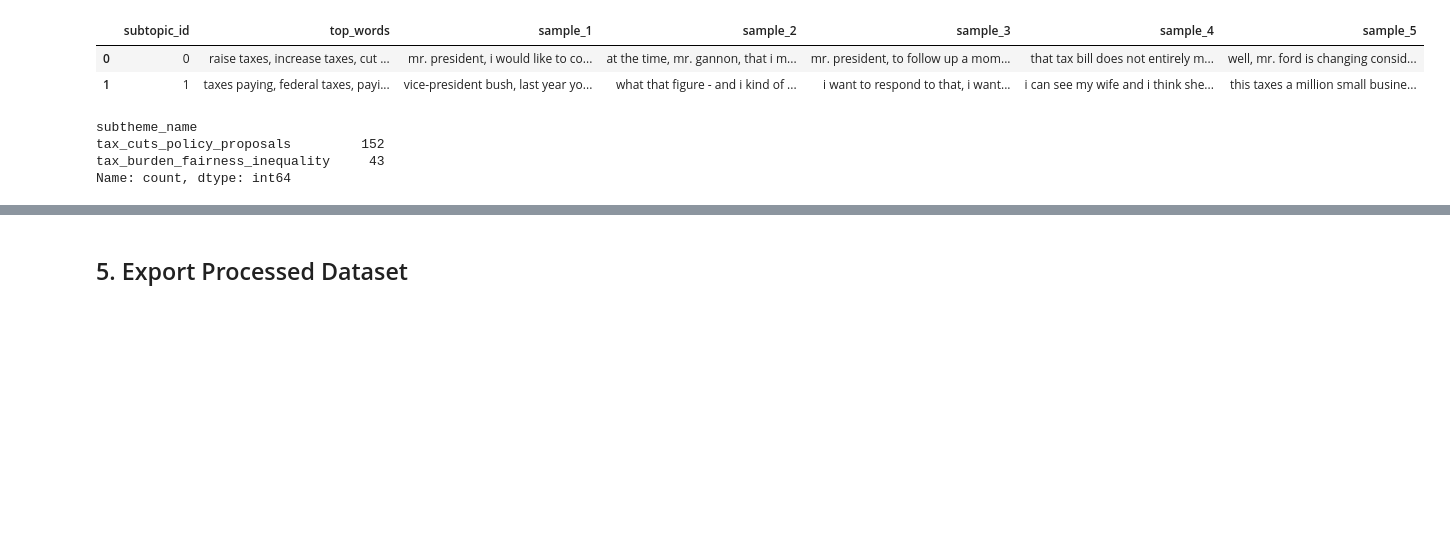
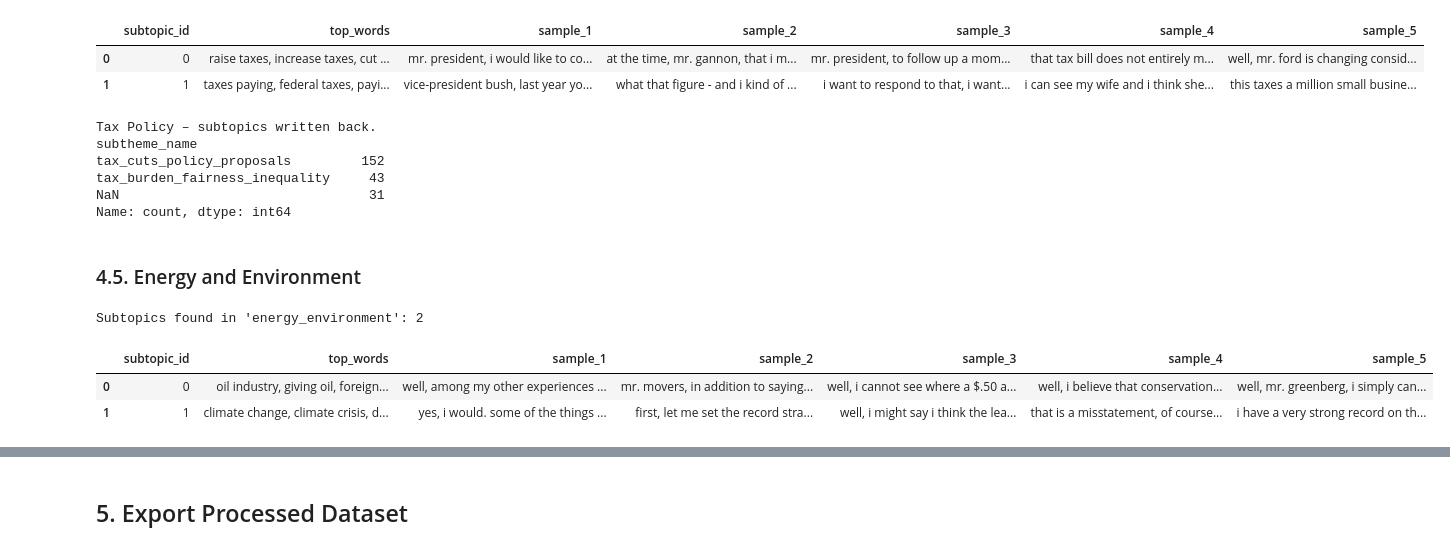
Before and after one commit to emmacristinamora/thesis, a Jupyter notebook: notebooks/02_topic_modeling.ipynb, the cells around one changed output, grey strips where cells are left out. Drawn from its saved outputs; the diff is of its cells as text; code cells hidden in the pictures; blank space fills up the shorter version.

```diff
--- a/notebooks/02_topic_modeling.ipynb
+++ b/notebooks/02_topic_modeling.ipynb
@@ -928,15 +970,78 @@ tax_policy_subthemes = {
     1: "tax_burden_fairness_inequality"
 }
 
-is_tax_policy = debates_df_topic["theme_name"] == "tax_policy"
-debates_df_topic.loc[is_tax_policy, "subtheme_name"] = (
-    df_theme_subtopics["subtopic"].map(tax_policy_subthemes).values
+# === WRITE-BACK (safe alignment on df_theme.index) ===
+debates_df_topic.loc[df_theme.index, "subtopic"] = (
+    pd.Series(df_theme_subtopics["subtopic"].values, index=df_theme.index).astype("Int64")
+)
+debates_df_topic.loc[df_theme.index, "subtopic_prob"] = df_theme_subtopics["subtopic_prob"].values
+debates_df_topic.loc[df_theme.index, "subtheme_name"] = (
+    df_theme_subtopics["subtopic"].map(tax_policy_subthemes).astype("object").values
 )
 
-# final check
-debates_df_topic.loc[is_tax_policy, "subtheme_name"].value_counts()
+print("Tax Policy – subtopics written back.")
+print(debates_df_topic.loc[df_theme.index, "subtheme_name"].value_counts(dropna=False))
 # %% [output]
+Tax Policy – subtopics written back.
 subtheme_name
 tax_cuts_policy_proposals         152
 tax_burden_fairness_inequality     43
+NaN                                31
 Name: count, dtype: int64
+# %% [markdown]
+### 4.5. Energy and Environment
+# %%
+# === RUN SUBTOPIC MODELING FOR "energy_environment" ===
+
+theme_name = "energy_environment"
+theme_mask = debates_df_topic["theme_name"] == theme_name
+df_theme = debates_df_topic[theme_mask]
+embeddings_theme = np.array(embeddings)[theme_mask]
+
+subtopic_model, subtopics, subtopic_probs, df_theme_subtopics = run_subtopic_modeling(
+    df=df_theme,
+    text_col=TEXT_COL,
+    embeddings=embeddings_theme,
+    min_cluster_size=20,
+    min_df=2
+)
+
+print(f"Subtopics found in '{theme_name}':", len(set(subtopics)) - (1 if -1 in subtopics else 0))
+# %% [output]
+Subtopics found in 'energy_environment': 2
+# %%
+# === PREVIEW SUBTOPICS ===
+
+TOP_N_WORDS = 10
+N_EXAMPLES = 5
+
+subtopic_info = subtopic_model.get_topic_info()
+valid_subtopic_ids = subtopic_info[subtopic_info.Topic != -1]["Topic"].tolist()
+
+preview_rows = []
+for subtopic_id in valid_subtopic_ids:
+    top_words = ", ".join([w for w, _ in subtopic_model.get_topic(subtopic_id)[:TOP_N_WORDS]])
+    sample_texts = (
+        df_theme_subtopics[df_theme_subtopics["subtopic"] == subtopic_id][TEXT_COL]
+        .head(N_EXAMPLES)
+        .tolist()
+    )
+    preview_rows.append({
+        "subtopic_id": subtopic_id,
+        "top_words": top_words,
+        "sample_1": sample_texts[0] if len(sample_texts) > 0 else "",
+        "sample_2": sample_texts[1] if len(sample_texts) > 1 else "",
+        "sample_3": sample_texts[2] if len(sample_texts) > 2 else "",
+        "sample_4": sample_texts[3] if len(sample_texts) > 3 else "",
+        "sample_5": sample_texts[4] if len(sample_texts) > 4 else "",
+    })
+
+subtopic_preview_df = pd.DataFrame(preview_rows)
+
+pd.set_option("display.max_colwidth", 150)
+pd.set_option("display.max_rows", 30)
+display(subtopic_preview_df)
+# %% [output]
+|  | subtopic_id | top_words | sample_1 | sample_2 | sample_3 | sample_4 | sample_5 |
+| 0 | 0 | oil industry, giving oil, foreign... | well, among my other experiences ... | mr. movers, in addition to saying... | well, i cannot see where a $.50 a... | well, i believe that conservation... | well, mr. greenberg, i simply can... |
+| 1 | 1 | climate change, climate crisis, d... | yes, i would. some of the things ... | first, let me set the record stra... | well, i might say i think the lea... | that is a misstatement, of course... | i have a very strong record on th... |
```
Also changed, not shown: parts of 24 cells of this notebook, 4 other files.
